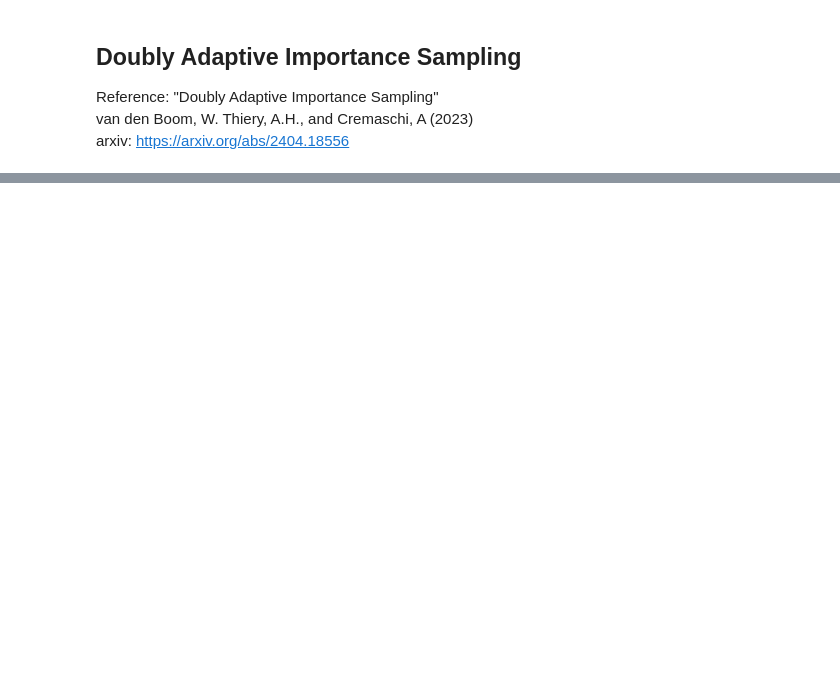
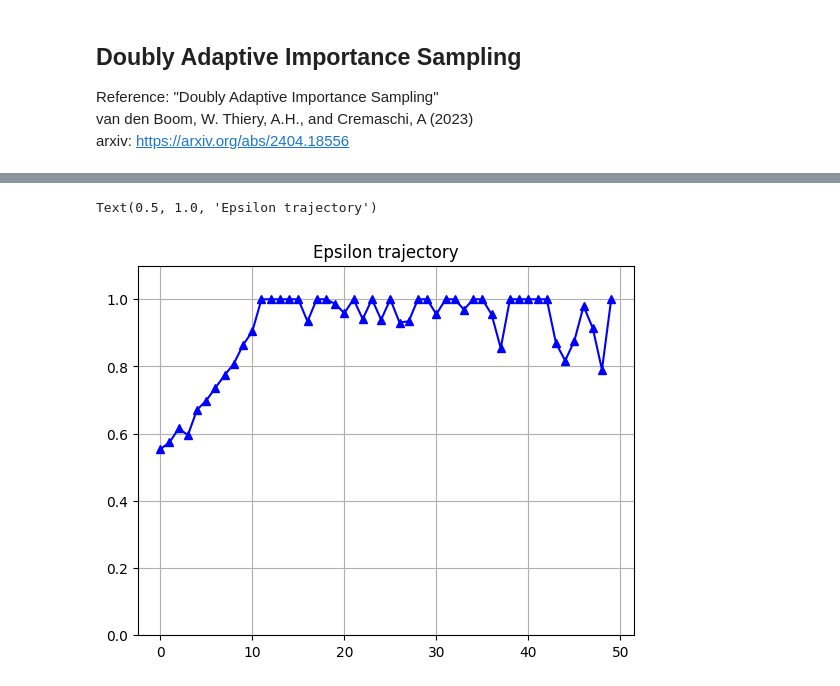
Before and after one commit to alexxthiery/mcjax, a Jupyter notebook: notebooks/importance_sampling/DAIS.ipynb, the cells around one changed output, grey strips where cells are left out. Drawn from its saved outputs; the diff is of its cells as text; code cells hidden in the pictures; blank space fills up the shorter version.

```diff
--- a/notebooks/importance_sampling/DAIS.ipynb
+++ b/notebooks/importance_sampling/DAIS.ipynb
@@ -57,9 +104,11 @@ cov_accurate = jnp.cov(samples.T)
 # %%
 # create the GAIS samples
-gais = GAIS(logtarget=dist)
+dais = DAIS(logtarget=dist)
 
-n_samples = 50_000
-n_iter = 20
+n_samples = 10_000
+n_iter = 50
+alpha_damp = 0.1
+ESS_threshold = 0.1
 dim = 2
 mu_init = jnp.zeros(dim)
 cov_init = jnp.eye(dim)
@@ -67,18 +116,12 @@ cov_init = jnp.eye(dim)
 
 # run the GAIS with the Gaussian family
 key, key_ = jr.split(key)
-output_gauss = gais.run(key = key_,
-                  n_samples=n_samples,
-                  n_iter=n_iter,
-                  mu_init=mu_init,
-                  cov_init=cov_init)
-
-# run the GAIS with the Student family
-key, key_ = jr.split(key)
-output_student = gais.run(key = key_,
-                  n_samples=n_samples,
-                  n_iter=n_iter,
-                  mu_init=mu_init,
-                  cov_init=cov_init,
-                  family='student',
-                  deg=3)
+output_gauss = dais.run(
+                key = key_,
+                n_samples=n_samples,
+                n_iter=n_iter,
+                mu_init=mu_init,
+                cov_init=cov_init,
+                ess_threshold=ESS_threshold,
+                alpha_damp=alpha_damp,
+                verbose=True)
@@ -84,0 +146,9 @@ output_student = gais.run(key = key_,
+# %%
+plt.plot(output_gauss["eps_traj"], "b-^")
+plt.ylim(0,1.1)
+plt.grid()
+
+plt.title("Epsilon trajectory")
+# %% [output]
+Text(0.5, 1.0, 'Epsilon trajectory')
+[figure, added]
```
Also changed, not shown: parts of 10 cells of this notebook, 11 other files.
